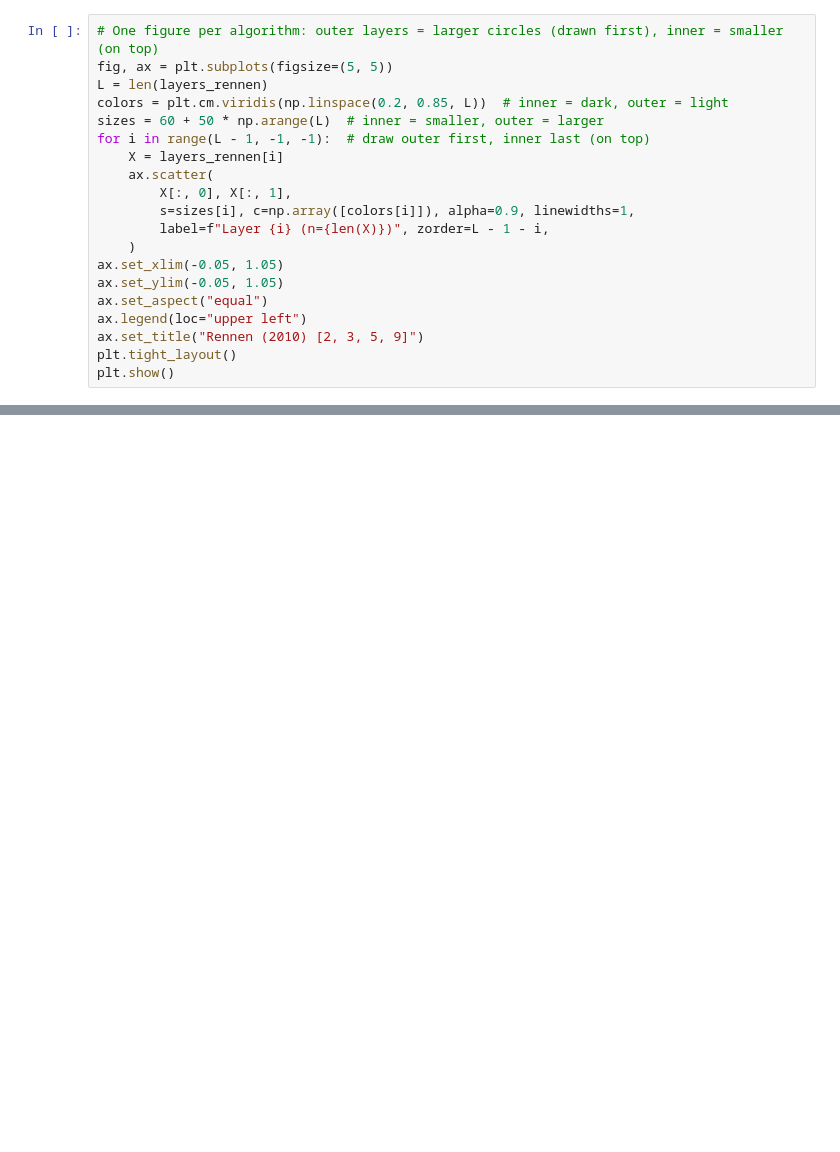
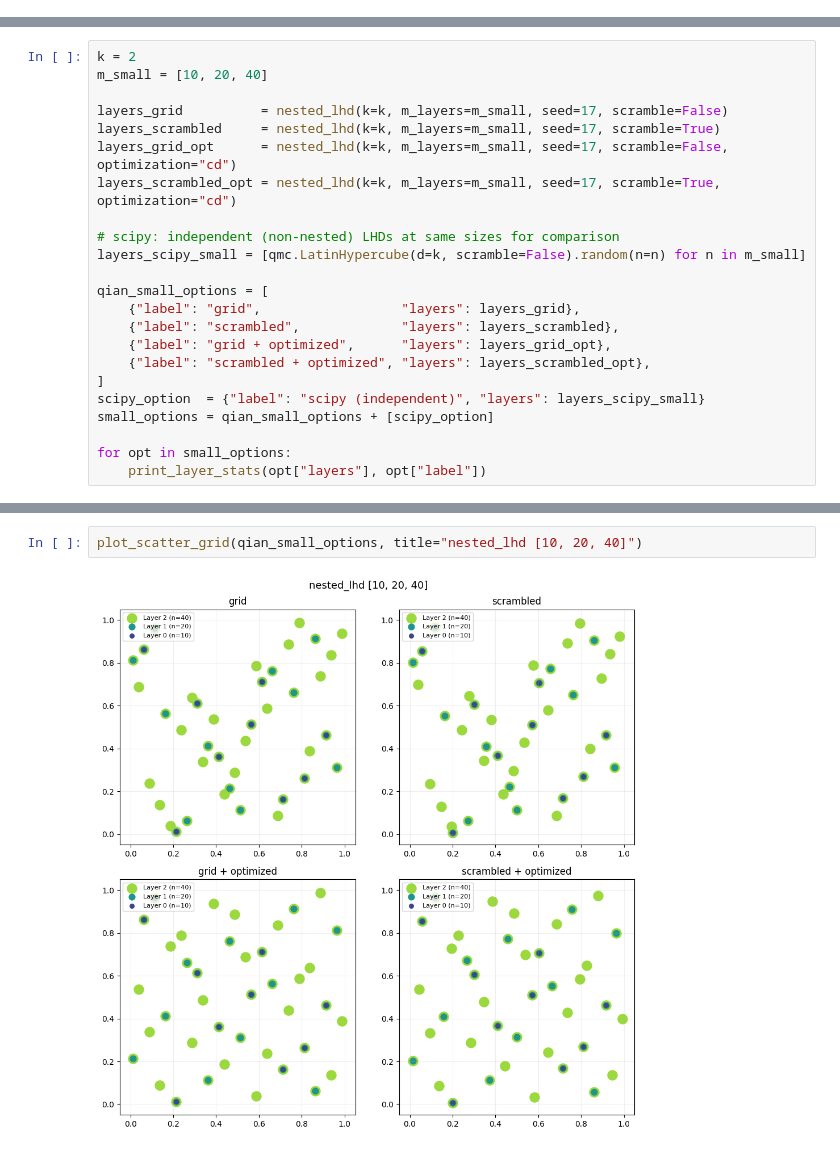
Before and after one commit to kstoreyf/gethypercube, a Jupyter notebook: examples/example_nested.ipynb, the cells around one changed output, grey strips where cells are left out. Drawn from its saved outputs; the diff is of its cells as text; blank space fills up the shorter version.

```diff
--- a/examples/example_nested.ipynb
+++ b/examples/example_nested.ipynb
@@ -663,20 +0,0 @@ Rennen layers: [(10, 2), (19, 2), (37, 2)]
-# %%
-# One figure per algorithm: outer layers = larger circles (drawn first), inner = smaller (on top)
-fig, ax = plt.subplots(figsize=(5, 5))
-L = len(layers_rennen)
-colors = plt.cm.viridis(np.linspace(0.2, 0.85, L))  # inner = dark, outer = light
-sizes = 60 + 50 * np.arange(L)  # inner = smaller, outer = larger
-for i in range(L - 1, -1, -1):  # draw outer first, inner last (on top)
-    X = layers_rennen[i]
-    ax.scatter(
-        X[:, 0], X[:, 1],
-        s=sizes[i], c=np.array([colors[i]]), alpha=0.9, linewidths=1,
-        label=f"Layer {i} (n={len(X)})", zorder=L - 1 - i,
-    )
-ax.set_xlim(-0.05, 1.05)
-ax.set_ylim(-0.05, 1.05)
-ax.set_aspect("equal")
-ax.legend(loc="upper left")
-ax.set_title("Rennen (2010) [2, 3, 5, 9]")
-plt.tight_layout()
-plt.show()
@@ -695,0 +287,23 @@ plot_star_discrepancy(layers_rennen, k_rennen, title_prefix="Rennen — ")
+# %%
+k = 2
+m_small = [10, 20, 40]
+
+layers_grid          = nested_lhd(k=k, m_layers=m_small, seed=17, scramble=False)
+layers_scrambled     = nested_lhd(k=k, m_layers=m_small, seed=17, scramble=True)
+layers_grid_opt      = nested_lhd(k=k, m_layers=m_small, seed=17, scramble=False, optimization="cd")
+layers_scrambled_opt = nested_lhd(k=k, m_layers=m_small, seed=17, scramble=True,  optimization="cd")
+
+# scipy: independent (non-nested) LHDs at same sizes for comparison
+layers_scipy_small = [qmc.LatinHypercube(d=k, scramble=False).random(n=n) for n in m_small]
+
+qian_small_options = [
+    {"label": "grid",                  "layers": layers_grid},
+    {"label": "scrambled",             "layers": layers_scrambled},
+    {"label": "grid + optimized",      "layers": layers_grid_opt},
+    {"label": "scrambled + optimized", "layers": layers_scrambled_opt},
+]
+scipy_option  = {"label": "scipy (independent)", "layers": layers_scipy_small}
+small_options = qian_small_options + [scipy_option]
+
+for opt in small_options:
+    print_layer_stats(opt["layers"], opt["label"])
@@ -695,0 +331,4 @@ plot_star_discrepancy(layers_rennen, k_rennen, title_prefix="Rennen — ")
+# %%
+plot_scatter_grid(qian_small_options, title="nested_lhd [10, 20, 40]")
+# %% [output]
+[figure, added]
```
Also changed, not shown: parts of 68 cells of this notebook, 1 other file.
